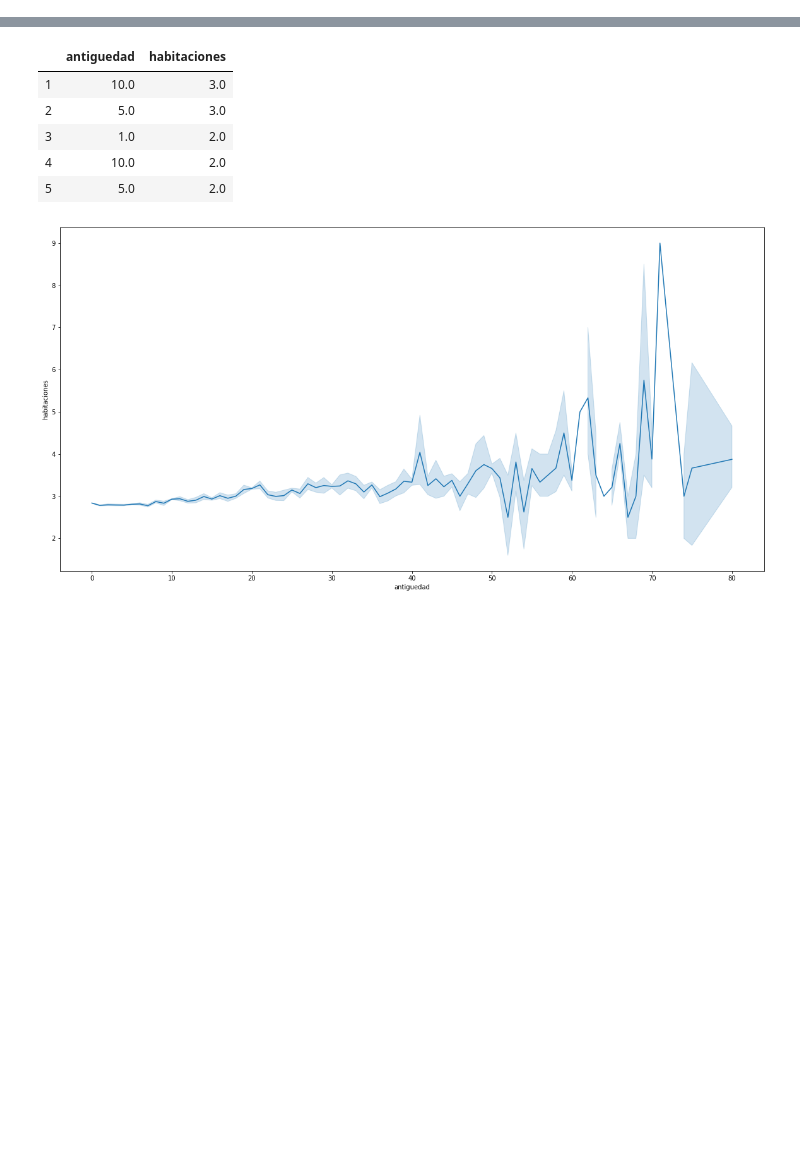
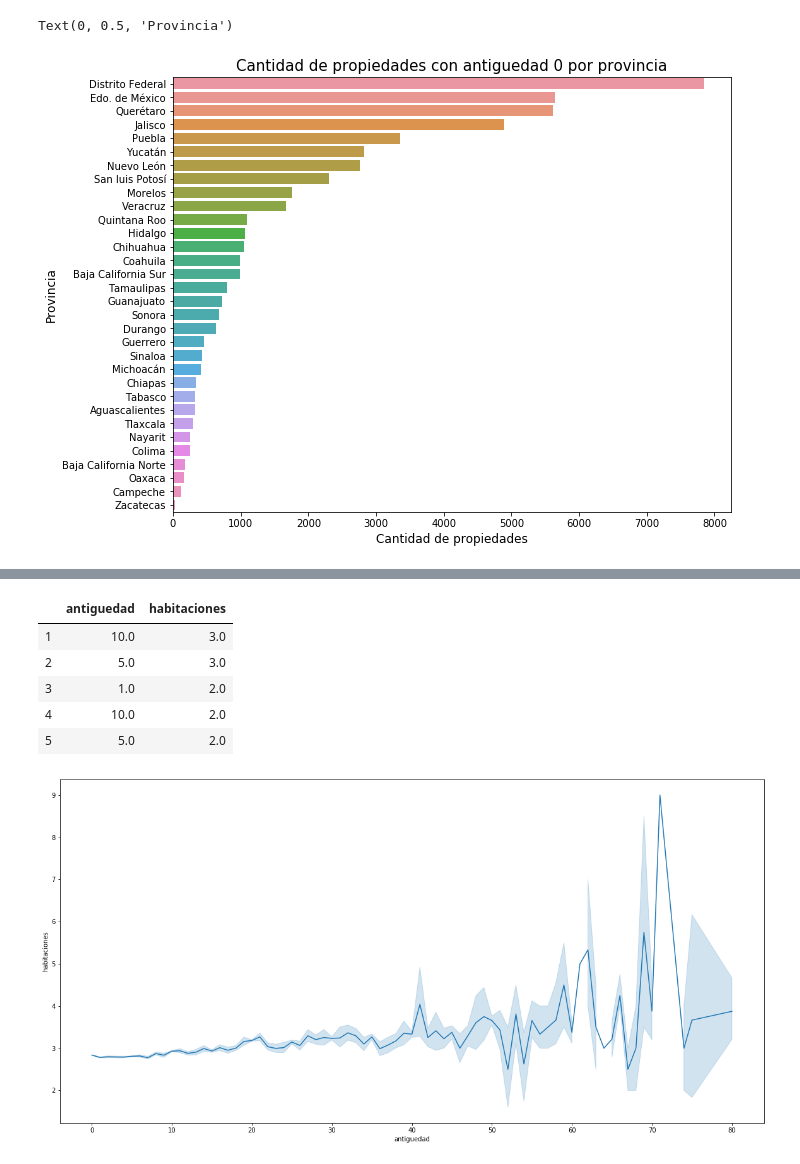
Before and after one commit to PBrrtrn/7506-organizacion-de-datos, a Jupyter notebook: src/exp/exploracion_por_antiguedad.ipynb, the cells around one changed output, grey strips where cells are left out. Cells and saved outputs as stored; diff of their text form; code cells hidden in the pictures; blank space fills up the shorter version.

```diff
--- a/src/exp/exploracion_por_antiguedad.ipynb
+++ b/src/exp/exploracion_por_antiguedad.ipynb
@@ -156,0 +72,6 @@ ant_metros_totales
+# %%
+provincias_con_nuevas_prop = data.dropna(subset=["antiguedad","provincia"])[['provincia', 'antiguedad']]
+provincias_con_nuevas_prop['count'] = 1
+provincias_con_nuevas_prop = provincias_con_nuevas_prop.groupby(['antiguedad','provincia']).agg({'count': 'count'}).reset_index()
+provincias_con_nuevas_prop = provincias_con_nuevas_prop[provincias_con_nuevas_prop['antiguedad'] == 0.0].sort_values('count', ascending = False)
+provincias_con_nuevas_prop
@@ -156,0 +96,9 @@ ant_metros_totales
+# %%
+plt.figure(figsize = (10,8))
+g = sns.barplot(x=provincias_con_nuevas_prop['count'], y=provincias_con_nuevas_prop['provincia'] )
+g.set_title("Cantidad de propiedades con antiguedad 0 por provincia", fontsize=15)
+g.set_xlabel("Cantidad de propiedades", fontsize=12)
+g.set_ylabel("Provincia", fontsize=12)
+# %% [output]
+Text(0, 0.5, 'Provincia')
+[figure, added]
```
Also changed, not shown: parts of 31 cells of this notebook.
